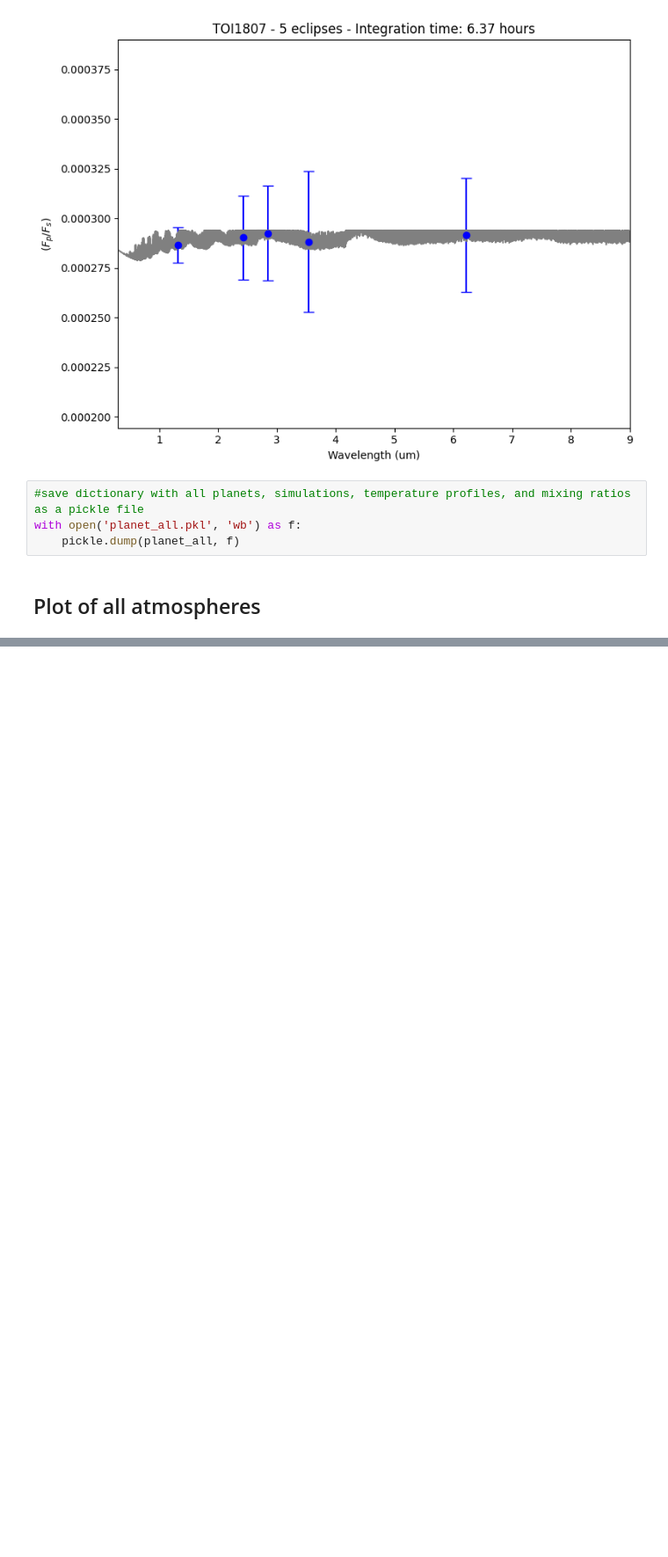
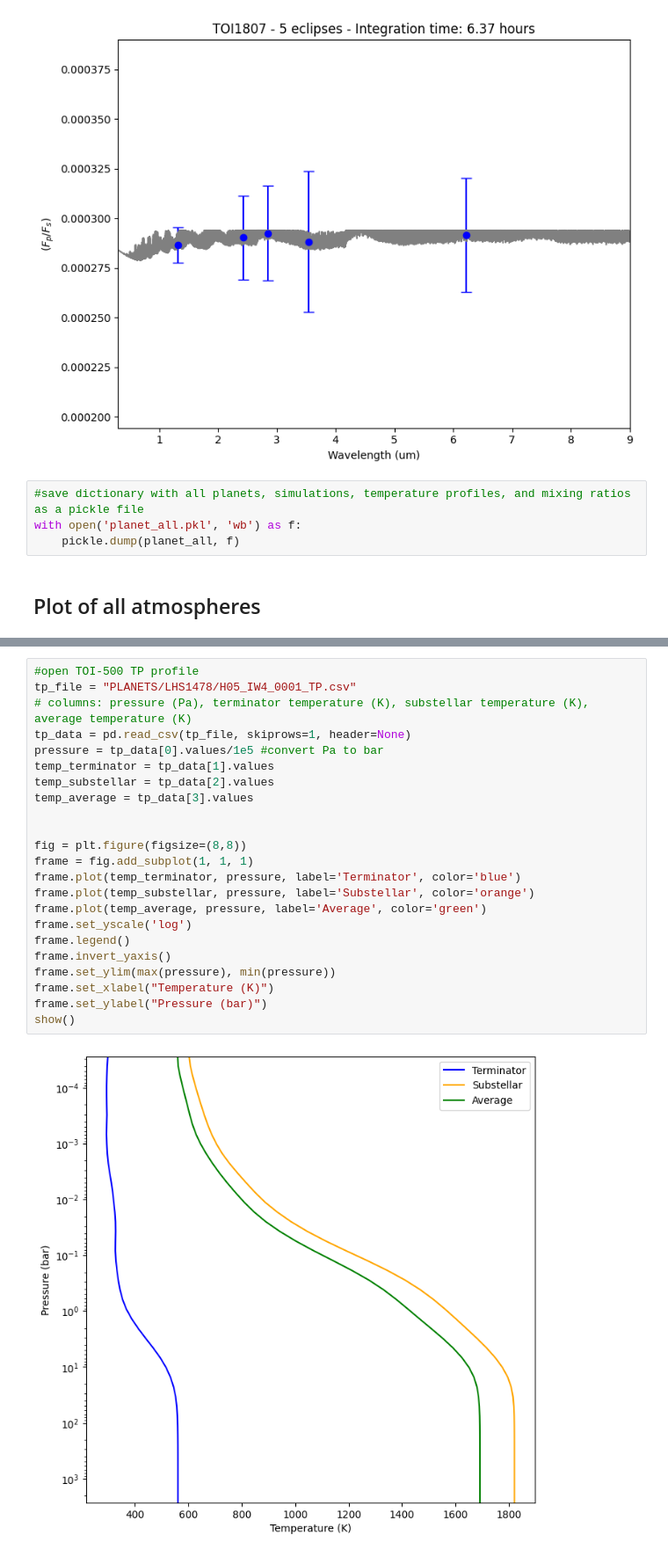
Before and after one commit to lorlo9999/MasterThesis, a Jupyter notebook: RT_final.ipynb, the cells around one changed output, grey strips where cells are left out. Shown at 88% size. Saved outputs shown, nothing was run; the diff lists cells and outputs as text; blank space fills up the shorter version.

```diff
--- a/RT_final.ipynb
+++ b/RT_final.ipynb
@@ -2609,0 +3146,25 @@ plt.show()
+# %%
+#open TOI-500 TP profile
+tp_file = "PLANETS/LHS1478/H05_IW4_0001_TP.csv"
+# columns: pressure (Pa), terminator temperature (K), substellar temperature (K), average temperature (K)
+tp_data = pd.read_csv(tp_file, skiprows=1, header=None)
+pressure = tp_data[0].values/1e5 #convert Pa to bar
+temp_terminator = tp_data[1].values
+temp_substellar = tp_data[2].values
+temp_average = tp_data[3].values
+
+
+fig = plt.figure(figsize=(8,8))
+frame = fig.add_subplot(1, 1, 1)
+frame.plot(temp_terminator, pressure, label='Terminator', color='blue')
+frame.plot(temp_substellar, pressure, label='Substellar', color='orange')
+frame.plot(temp_average, pressure, label='Average', color='green')
+frame.set_yscale('log')
+frame.legend()
+frame.invert_yaxis()
+frame.set_ylim(max(pressure), min(pressure))
+frame.set_xlabel("Temperature (K)")
+frame.set_ylabel("Pressure (bar)")
+show()
+# %% [output]
+[figure, added]
```
Also changed, not shown: parts of 9 cells of this notebook, 16 other files.
